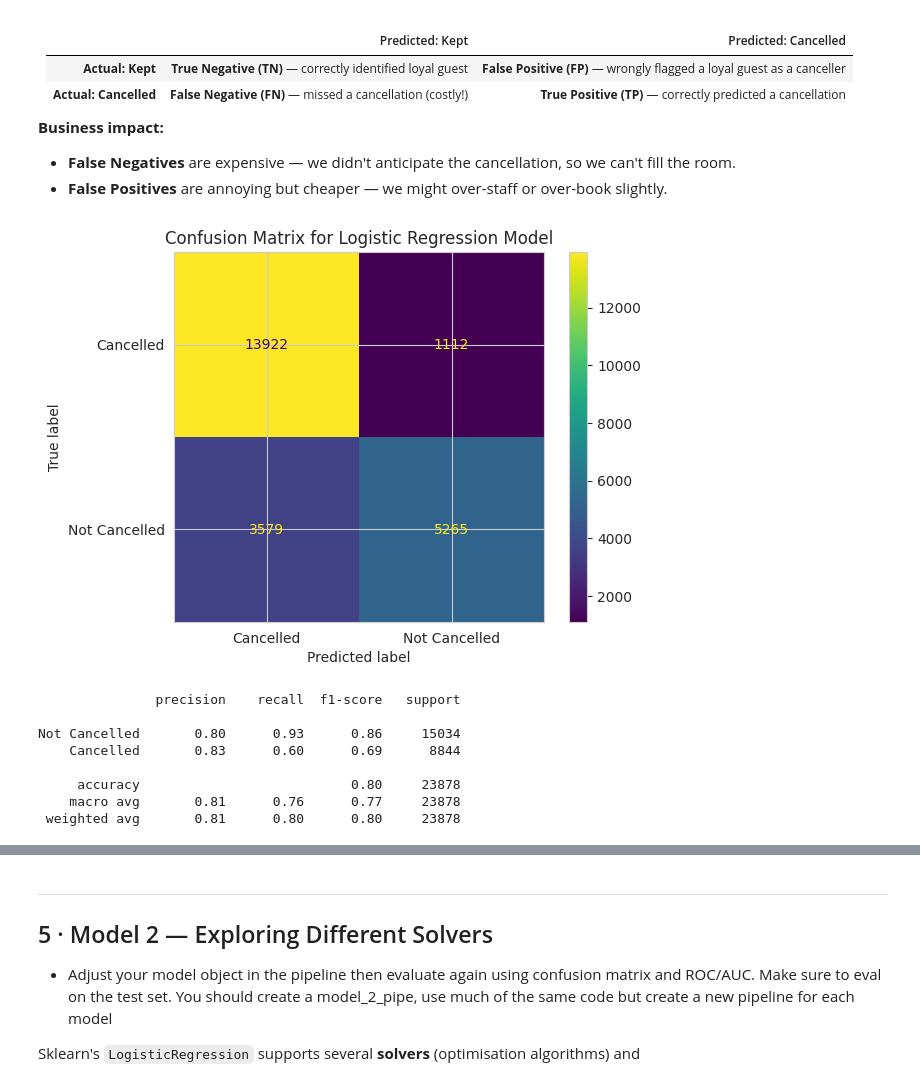
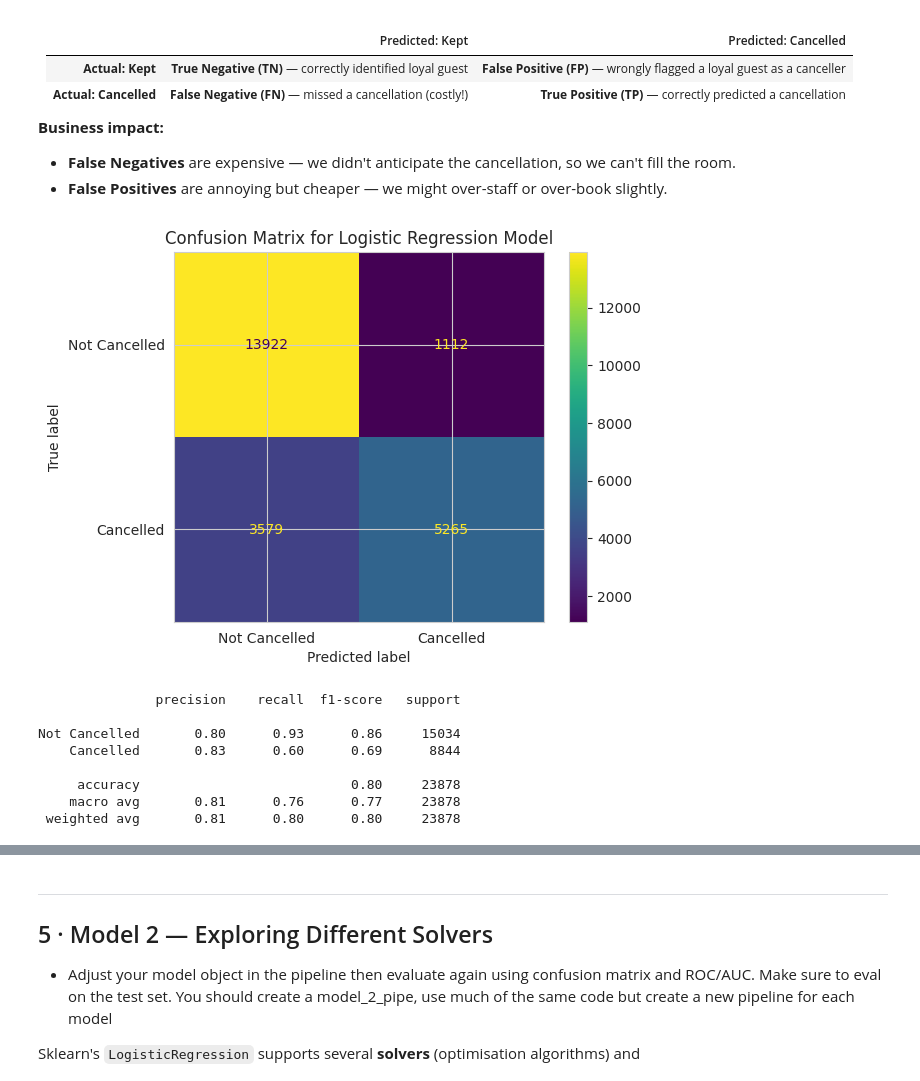
Before and after one commit to natalie-s11/Logistic_Regression, a Jupyter notebook: hotel_cancellation_lab.ipynb, the cells around one changed output, grey strips where cells are left out. Drawn from its saved outputs; the diff is of its cells as text; code cells hidden in the pictures.

```diff
--- a/hotel_cancellation_lab.ipynb
+++ b/hotel_cancellation_lab.ipynb
@@ -263,14 +263,14 @@ For a hotel-cancellation problem the four cells of the confusion matrix have rea
 # %%
 y_pred_1 = pipeline1.predict(X_test)
 confusion_matrix1 = confusion_matrix(y_test, y_pred_1)
-disp1 = ConfusionMatrixDisplay(confusion_matrix=confusion_matrix1, display_labels=['Cancelled', 'Not Cancelled'])
+disp1 = ConfusionMatrixDisplay(confusion_matrix=confusion_matrix1, display_labels=['Not Cancelled', 'Cancelled'])
 disp1.plot()
 plt.title('Confusion Matrix for Logistic Regression Model')
 plt.show()
 
 print(classification_report(y_test, y_pred_1, target_names=['Not Cancelled', 'Cancelled']))
 # %% [output]
-[figure, old version]
+[figure, new version]
                precision    recall  f1-score   support
 
 Not Cancelled       0.80      0.93      0.86     15034
```
Also changed, not shown: parts of 6 cells of this notebook.
